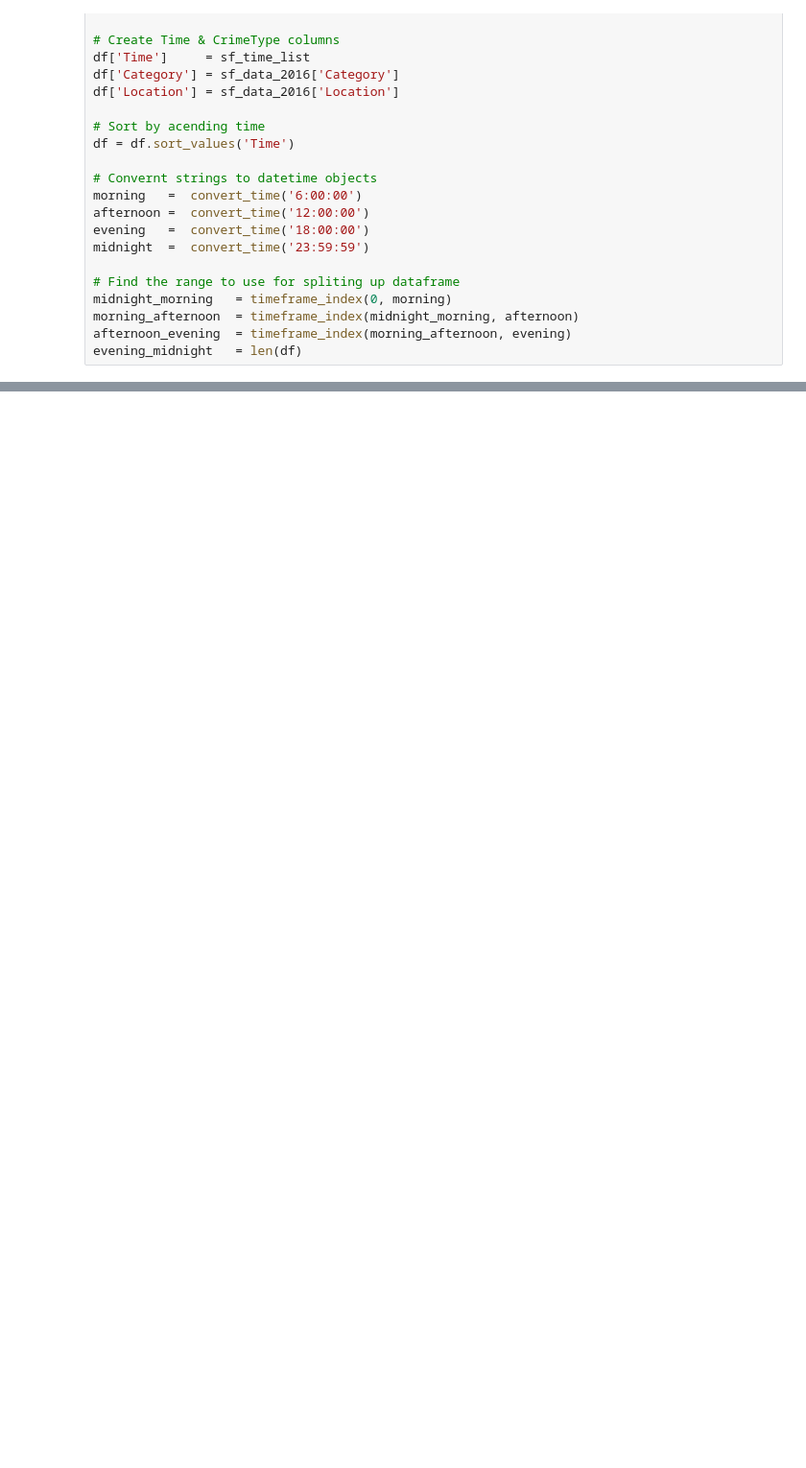
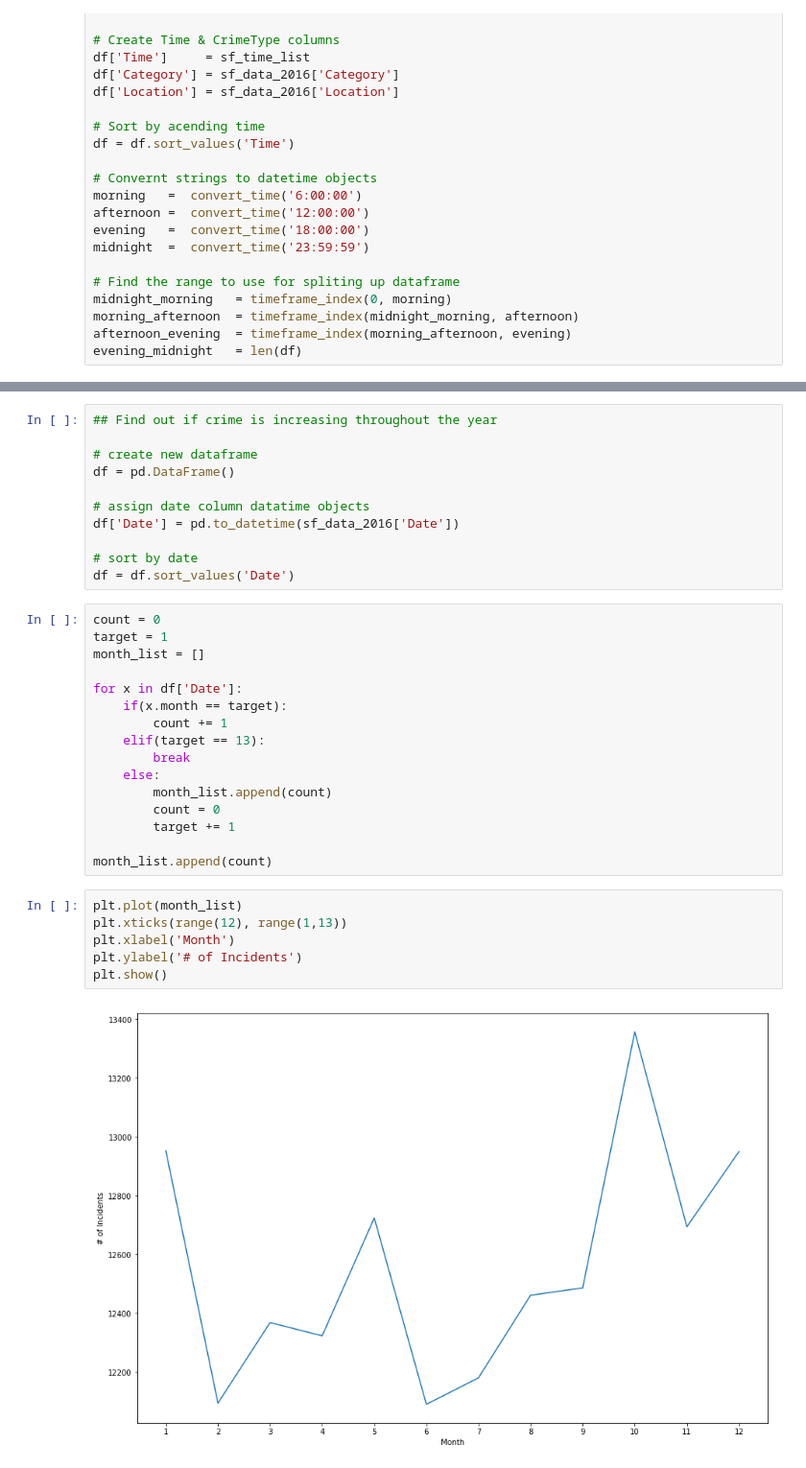
Before and after one commit to NathanNguyen345/DataScience_Capstone1, a Jupyter notebook: ExploratoryData/SF_Crime_Rate.ipynb, the cells around one changed output, grey strips where cells are left out. Shown at 96% size. Cells and saved outputs as stored; diff of their text form; blank space fills up the shorter version.

```diff
--- a/ExploratoryData/SF_Crime_Rate.ipynb
+++ b/ExploratoryData/SF_Crime_Rate.ipynb
@@ -163,0 +174,35 @@ evening_midnight   = len(df)
+# %%
+## Find out if crime is increasing throughout the year
+
+# create new dataframe
+df = pd.DataFrame()
+
+# assign date column datatime objects
+df['Date'] = pd.to_datetime(sf_data_2016['Date'])
+
+# sort by date
+df = df.sort_values('Date')
+# %%
+count = 0
+target = 1
+month_list = []
+
+for x in df['Date']:
+    if(x.month == target):
+        count += 1
+    elif(target == 13):
+        break
+    else:
+        month_list.append(count)
+        count = 0
+        target += 1
+
+month_list.append(count)
+# %%
+plt.plot(month_list)
+plt.xticks(range(12), range(1,13))
+plt.xlabel('Month')
+plt.ylabel('# of Incidents')
+plt.show()
+# %% [output]
+[figure, added]
```
Also changed, not shown: parts of 4 cells of this notebook.
